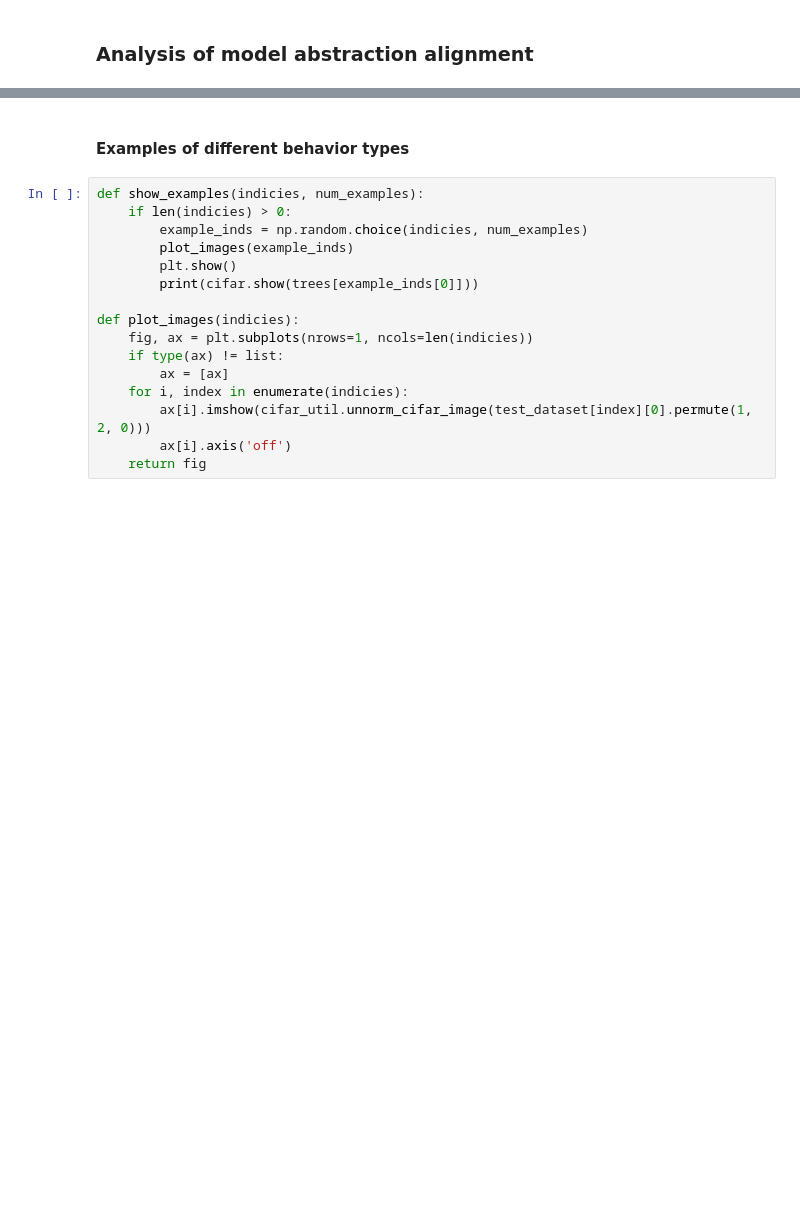
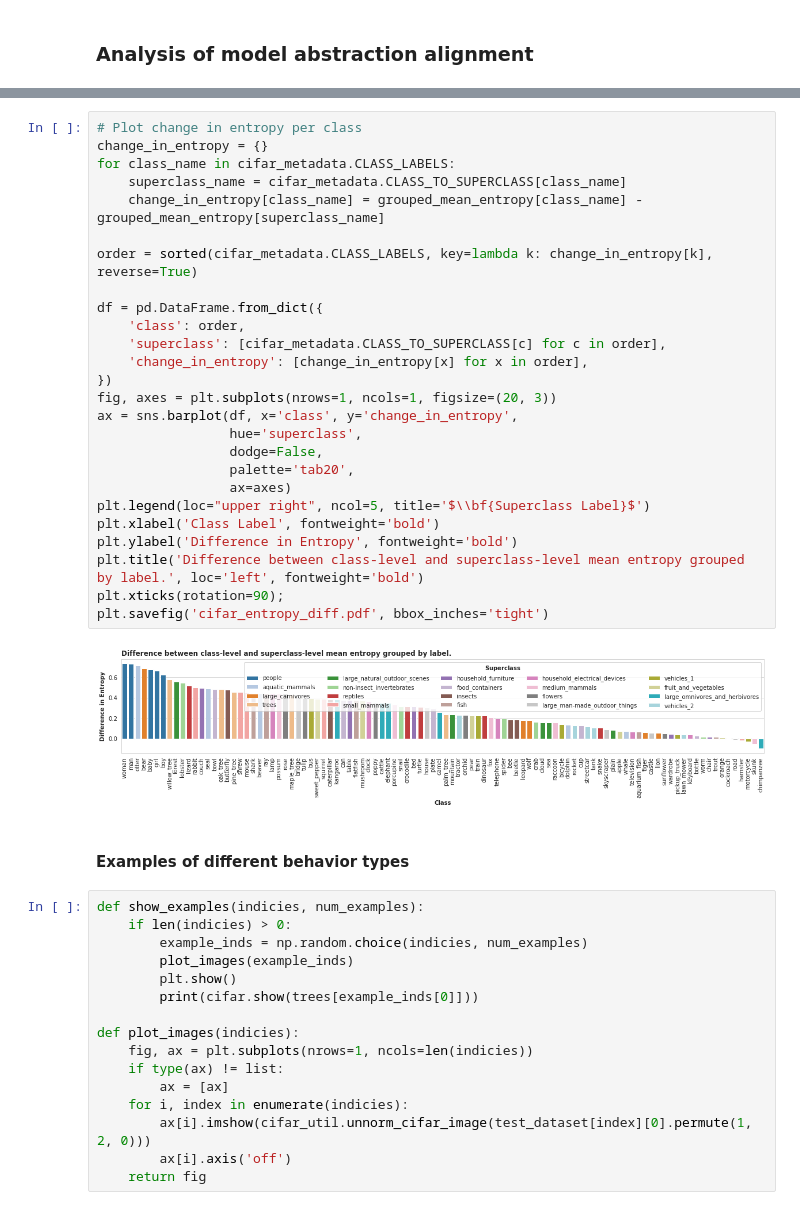
Before and after one commit to mitvis/abstraction-alignment, a Jupyter notebook: cifar_abstraction_alignment.ipynb, the cells around one changed output, grey strips where cells are left out. Saved outputs shown, nothing was run; the diff lists cells and outputs as text; blank space fills up the shorter version.

```diff
--- a/cifar_abstraction_alignment.ipynb
+++ b/cifar_abstraction_alignment.ipynb
@@ -195,3 +281,31 @@ Mean entropy at each level of abstraction:      Level 0 = 0.00 Level 1 = 0.43 Le
+# %%
+# Plot change in entropy per class
+change_in_entropy = {}
+for class_name in cifar_metadata.CLASS_LABELS:
+    superclass_name = cifar_metadata.CLASS_TO_SUPERCLASS[class_name]
+    change_in_entropy[class_name] = grouped_mean_entropy[class_name] - grouped_mean_entropy[superclass_name]
+
+order = sorted(cifar_metadata.CLASS_LABELS, key=lambda k: change_in_entropy[k], reverse=True)
+
+df = pd.DataFrame.from_dict({
+    'class': order,
+    'superclass': [cifar_metadata.CLASS_TO_SUPERCLASS[c] for c in order],
+    'change_in_entropy': [change_in_entropy[x] for x in order],
+})
+fig, axes = plt.subplots(nrows=1, ncols=1, figsize=(20, 3))
+ax = sns.barplot(df, x='class', y='change_in_entropy',
+                 hue='superclass',
+                 dodge=False,
+                 palette='tab20',
+                 ax=axes)
+plt.legend(loc="upper right", ncol=5, title='$\\bf{Superclass Label}$')
+plt.xlabel('Class Label', fontweight='bold')
+plt.ylabel('Difference in Entropy', fontweight='bold')
+plt.title('Difference between class-level and superclass-level mean entropy grouped by label.', loc='left', fontweight='bold')
+plt.xticks(rotation=90);
+plt.savefig('cifar_entropy_diff.pdf', bbox_inches='tight')
+# %% [output]
+[figure, added]
 # %% [markdown]
 #### Examples of different behavior types
 # %%
```
Also changed, not shown: parts of 18 cells of this notebook, 2 other files.
